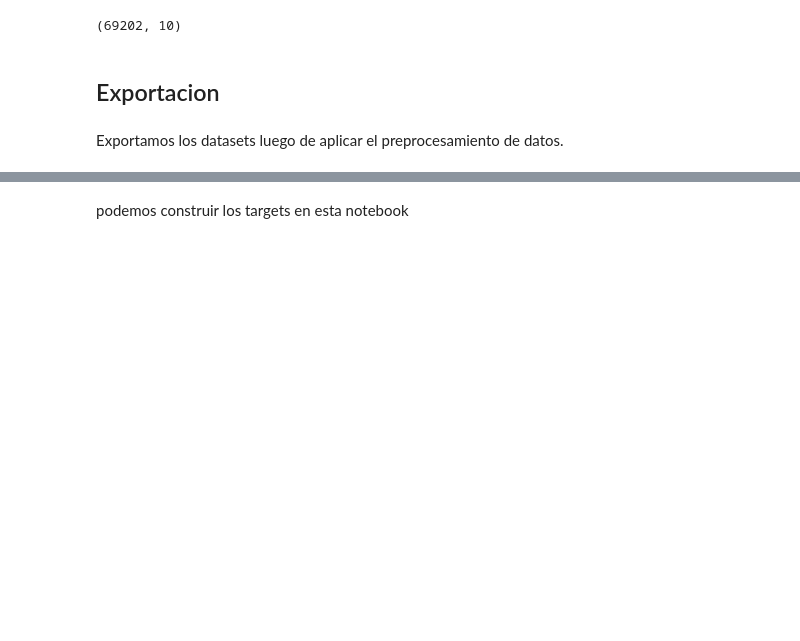
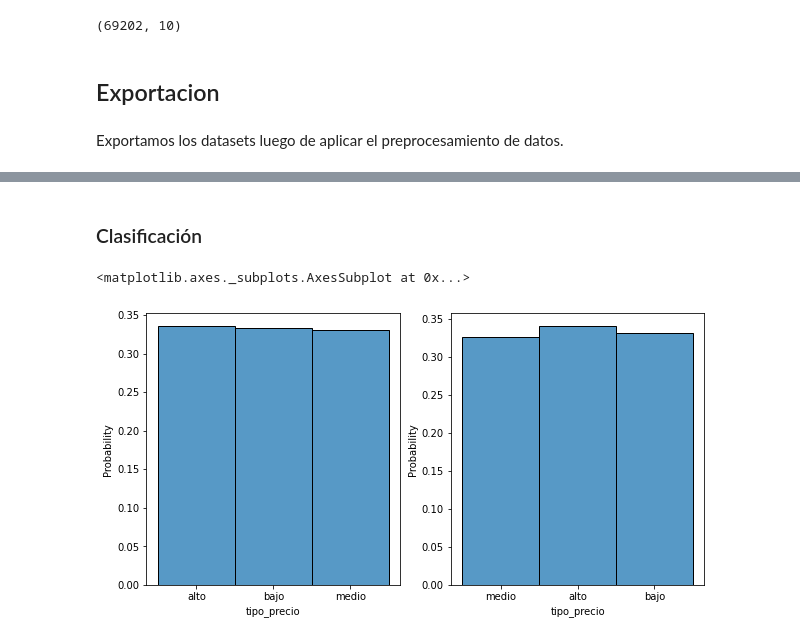
Before and after one commit to ManuSanchez02/7506R-2c2022-GRUPO09, a Jupyter notebook: tp2/7506R_TP2_GRUPO09_ENTREGA_N0 (preprocesamiento).ipynb, the cells around one changed output, grey strips where cells are left out. Cells and saved outputs as stored; diff of their text form; code cells hidden in the pictures; blank space fills up the shorter version.

Commit message:
agrego creación de target clasificacion

```diff
--- a/tp2/7506R_TP2_GRUPO09_ENTREGA_N0 (preprocesamiento).ipynb
+++ b/tp2/7506R_TP2_GRUPO09_ENTREGA_N0 (preprocesamiento).ipynb
@@ -113,9 +115,12 @@ def estandarizar_superficie(fila):
 
     return fila
 
+def estandarizamos_columnas(dataset):
 
-dataset_train = dataset_train.pipe(estandarizar_barrio).apply(estandarizar_superficie, axis=1)
-dataset_test = dataset_test.pipe(estandarizar_barrio).apply(estandarizar_superficie, axis=1)
+
+
+dataset_train = dataset_train.pipe(estandarizar_barrio).apply(estandarizar_superficie, axis=1).pipe(estandarizamos_columnas)
+dataset_test = dataset_test.pipe(estandarizar_barrio).apply(estandarizar_superficie, axis=1).pipe(estandarizamos_columnas)
 # %% [markdown]
 Post Filtrado
 # %%
@@ -562,2 +569,33 @@ dataset_test.to_csv("datasets/dataset_test_preprocesado.csv")
-# %% [markdown]
-podemos construir los targets en esta notebook
+# %% [markdown]
+### Clasificación
+# %%
+clasificacion_train = dataset_train.copy()
+clasificacion_test = dataset_test.copy()
+# %%
+def agregar_pxm2(dataset):
+  dataset["pxm2"] = dataset.property_price / dataset.property_surface_total
+
+  return dataset
+
+clasificacion_train = clasificacion_train.pipe(agregar_pxm2)
+clasificacion_test = clasificacion_test.pipe(agregar_pxm2)
+# %%
+def categorizar_pxm2(fila, umbrales, labels):
+  for i in range(len(umbrales)-1):
+    if umbrales[i] <= fila["pxm2"] < umbrales[i+1]:
+      fila["tipo_precio"] = labels[i]
+      return fila
+
+
+labels = ["bajo", "medio", "alto"]
+umbrales = pd.qcut(clasificacion_train.pxm2,  q=[0, 1 / 3, 2 / 3, 1], retbins=True)[1]
+
+clasificacion_train = clasificacion_train.apply(categorizar_pxm2, args=(umbrales, labels), axis=1)
+clasificacion_test = clasificacion_test.apply(categorizar_pxm2, args=(umbrales, labels), axis=1)
+# %%
+figs, axes = plt.subplots(nrows=1, ncols=2, figsize=(10, 5))
+sns.histplot(ax = axes[0], data=clasificacion_train, x="tipo_precio", stat="probability")
+sns.histplot(ax = axes[1], data=clasificacion_test, x="tipo_precio", stat="probability")
+# %% [output]
+<matplotlib.axes._subplots.AxesSubplot at 0x...>
+[figure, added]
```
Also changed, not shown: parts of 9 cells of this notebook.
